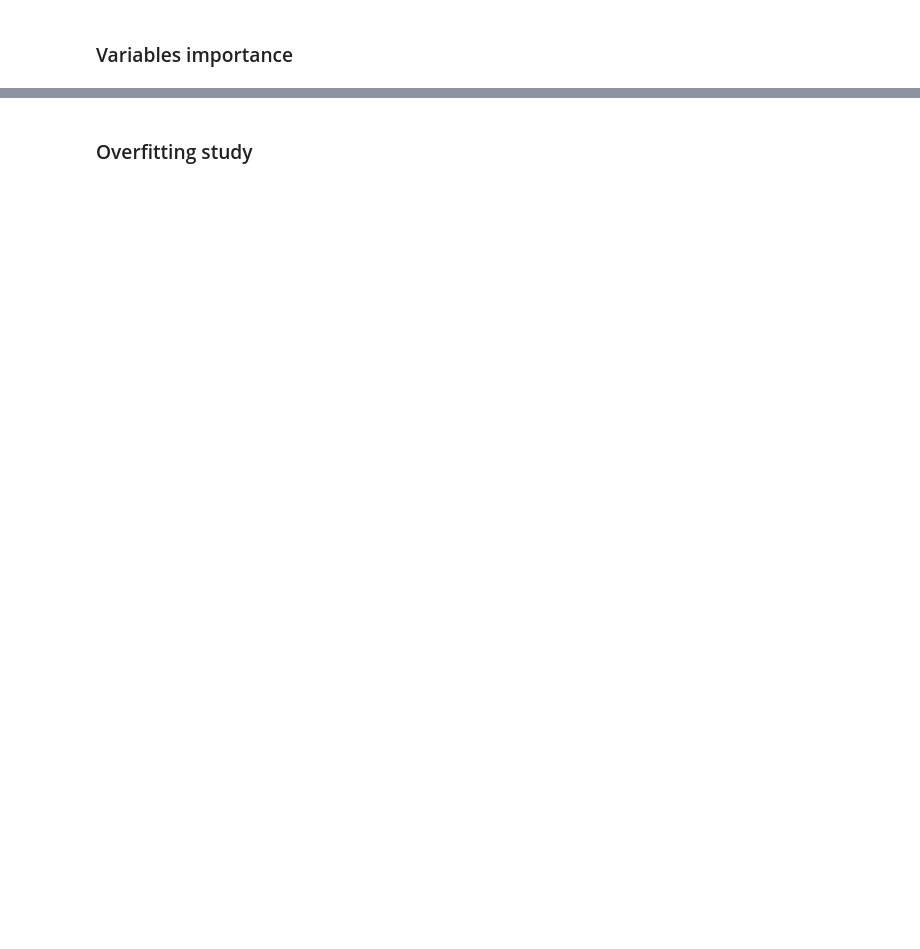
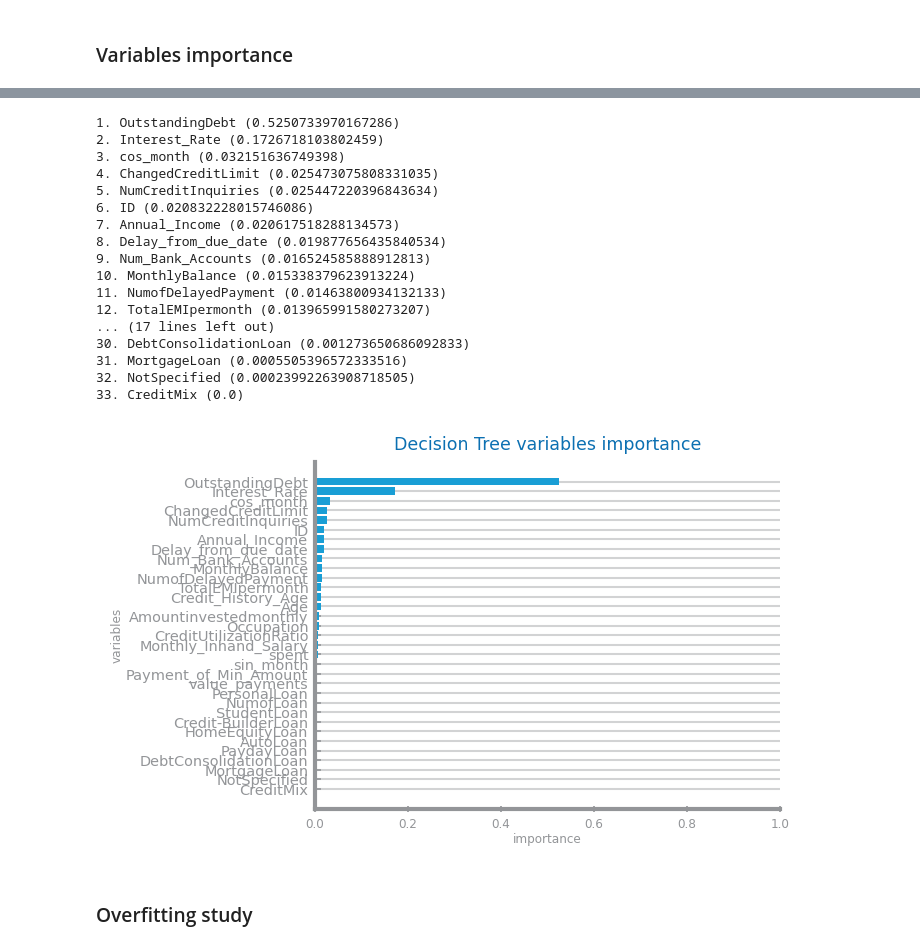
Before and after one commit to DaviGiordano/data-science-course-project, a Jupyter notebook: ipynb_files/Multidimensional/4_Classfication/Lab243_trees.ipynb, the cells around one changed output, grey strips where cells are left out. Saved outputs shown, nothing was run; the diff lists cells and outputs as text; code cells hidden in the pictures; blank space fills up the shorter version.

```diff
--- a/ipynb_files/Multidimensional/4_Classfication/Lab243_trees.ipynb
+++ b/ipynb_files/Multidimensional/4_Classfication/Lab243_trees.ipynb
@@ -114,26 +142,45 @@ savefig(tree_filename + ".png")
 # %%
 from numpy import argsort
 from dslabs_functions import plot_horizontal_bar_chart
 
 importances = best_model.feature_importances_
 indices: list[int] = argsort(importances)[::-1]
 elems: list[str] = []
 imp_values: list[float] = []
 for f in range(len(vars)):
     elems += [vars[indices[f]]]
     imp_values += [importances[indices[f]]]
     print(f"{f+1}. {elems[f]} ({importances[indices[f]]})")
 
 figure()
 plot_horizontal_bar_chart(
     elems,
     imp_values,
     title="Decision Tree variables importance",
     xlabel="importance",
     ylabel="variables",
     percentage=True,
 )
-savefig(f"images/{file_tag}_dt_{eval_metric}_vars_ranking.png")
+savefig(f"../../../images/{file_tag}_dt_{eval_metric}_vars_ranking.png", bbox_inches='tight')
+# %% [output]
+1. OutstandingDebt (0.5250733970167286)
+2. Interest_Rate (0.1726718103802459)
+3. cos_month (0.032151636749398)
+4. ChangedCreditLimit (0.025473075808331035)
+5. NumCreditInquiries (0.025447220396843634)
+6. ID (0.020832228015746086)
+7. Annual_Income (0.020617518288134573)
+8. Delay_from_due_date (0.019877656435840534)
+9. Num_Bank_Accounts (0.016524585888912813)
+10. MonthlyBalance (0.015338379623913224)
+11. NumofDelayedPayment (0.01463800934132133)
+12. TotalEMIpermonth (0.013965991580273207)
+... (17 lines left out)
+30. DebtConsolidationLoan (0.001273650686092833)
+31. MortgageLoan (0.0005505396572333516)
+32. NotSpecified (0.00023992263908718505)
+33. CreditMix (0.0)
+[figure, added]
 # %% [markdown]
 <h3>Overfitting study</h3>
 # %%
```
Also changed, not shown: parts of 5 cells of this notebook, 48 other files.
